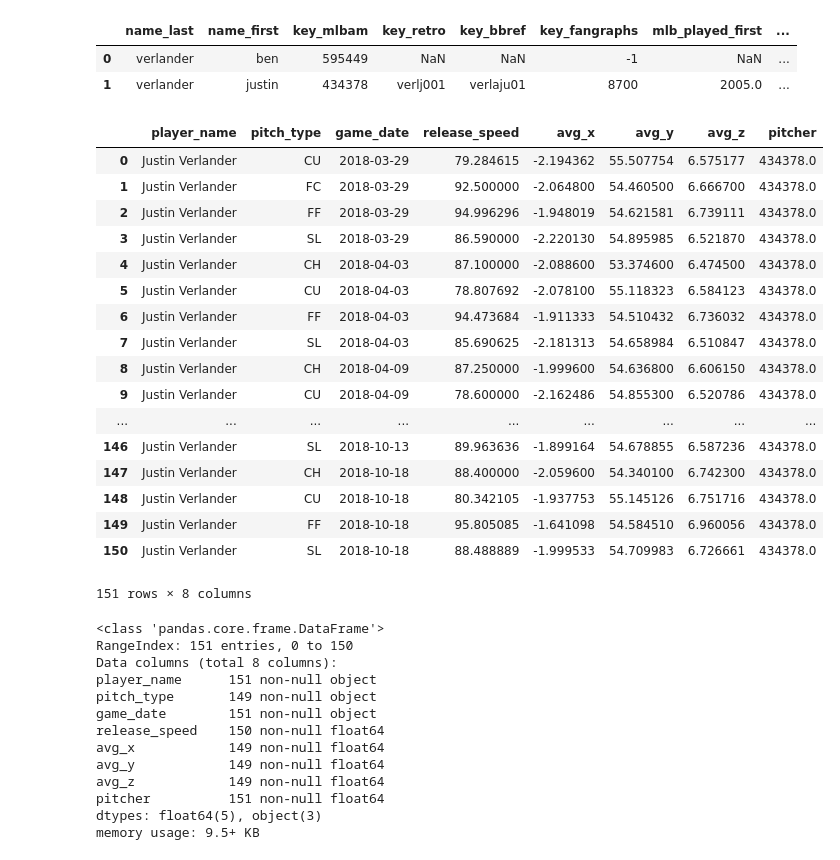
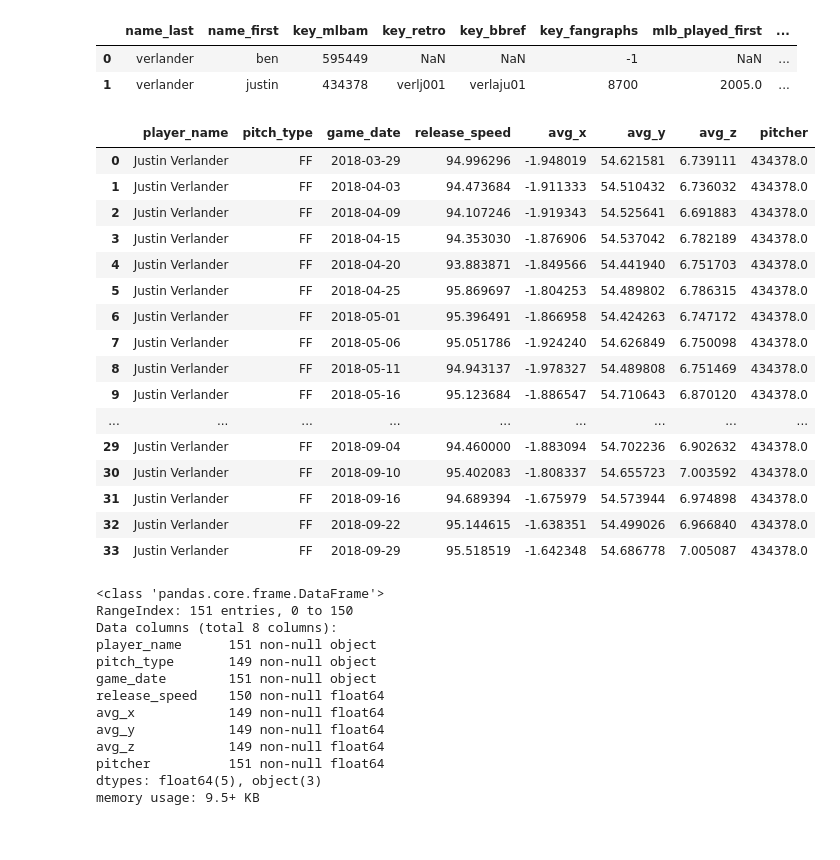
Before and after one commit to t-phill/mlb_injuries, a Jupyter notebook: notebooks/explore.ipynb, the cells around one changed output. Saved outputs shown, nothing was run; the diff lists cells and outputs as text; code cells hidden in the pictures.

```diff
--- a/notebooks/explore.ipynb
+++ b/notebooks/explore.ipynb
@@ -15,7 +15,7 @@ cur = conn.cursor()
 # %%
 test = psql.read_sql('''
 SELECT player_name, pitch_type, game_date, AVG(release_speed) as release_speed, AVG(release_pos_x) as avg_x, AVG(release_pos_y) as avg_y, AVG(release_pos_z) as avg_z, pitcher FROM pitches
-WHERE pitcher = 434378
+WHERE pitcher = 434378 AND pitch_type = 'FF'
 GROUP BY pitch_type, game_date, pitcher, player_name
 ORDER BY game_date
 ''', conn)
@@ -28,26 +28,26 @@ Gathering player lookup table. This may take a moment.
 | 1 | verlander | justin | 434378 | verlj001 | verlaju01 | 8700 | 2005.0 | ... |
 # %%
 pd.set_option('display.max_columns', 500)
+test = test[test['game_date'] < '2018-10-05']
 test
 # %% [output]
 |  | player_name | pitch_type | game_date | release_speed | avg_x | avg_y | avg_z | pitcher |
-| 0 | Justin Verlander | CU | 2018-03-29 | 79.284615 | -2.194362 | 55.507754 | 6.575177 | 434378.0 |
-| 1 | Justin Verlander | FC | 2018-03-29 | 92.500000 | -2.064800 | 54.460500 | 6.666700 | 434378.0 |
-| 2 | Justin Verlander | FF | 2018-03-29 | 94.996296 | -1.948019 | 54.621581 | 6.739111 | 434378.0 |
-| 3 | Justin Verlander | SL | 2018-03-29 | 86.590000 | -2.220130 | 54.895985 | 6.521870 | 434378.0 |
-| 4 | Justin Verlander | CH | 2018-04-03 | 87.100000 | -2.088600 | 53.374600 | 6.474500 | 434378.0 |
-| 5 | Justin Verlander | CU | 2018-04-03 | 78.807692 | -2.078100 | 55.118323 | 6.584123 | 434378.0 |
-| 6 | Justin Verlander | FF | 2018-04-03 | 94.473684 | -1.911333 | 54.510432 | 6.736032 | 434378.0 |
-| 7 | Justin Verlander | SL | 2018-04-03 | 85.690625 | -2.181313 | 54.658984 | 6.510847 | 434378.0 |
-| 8 | Justin Verlander | CH | 2018-04-09 | 87.250000 | -1.999600 | 54.636800 | 6.606150 | 434378.0 |
-| 9 | Justin Verlander | CU | 2018-04-09 | 78.600000 | -2.162486 | 54.855300 | 6.520786 | 434378.0 |
+| 0 | Justin Verlander | FF | 2018-03-29 | 94.996296 | -1.948019 | 54.621581 | 6.739111 | 434378.0 |
+| 1 | Justin Verlander | FF | 2018-04-03 | 94.473684 | -1.911333 | 54.510432 | 6.736032 | 434378.0 |
+| 2 | Justin Verlander | FF | 2018-04-09 | 94.107246 | -1.919343 | 54.525641 | 6.691883 | 434378.0 |
+| 3 | Justin Verlander | FF | 2018-04-15 | 94.353030 | -1.876906 | 54.537042 | 6.782189 | 434378.0 |
+| 4 | Justin Verlander | FF | 2018-04-20 | 93.883871 | -1.849566 | 54.441940 | 6.751703 | 434378.0 |
+| 5 | Justin Verlander | FF | 2018-04-25 | 95.869697 | -1.804253 | 54.489802 | 6.786315 | 434378.0 |
+| 6 | Justin Verlander | FF | 2018-05-01 | 95.396491 | -1.866958 | 54.424263 | 6.747172 | 434378.0 |
+| 7 | Justin Verlander | FF | 2018-05-06 | 95.051786 | -1.924240 | 54.626849 | 6.750098 | 434378.0 |
+| 8 | Justin Verlander | FF | 2018-05-11 | 94.943137 | -1.978327 | 54.489808 | 6.751469 | 434378.0 |
+| 9 | Justin Verlander | FF | 2018-05-16 | 95.123684 | -1.886547 | 54.710643 | 6.870120 | 434378.0 |
 | ... | ... | ... | ... | ... | ... | ... | ... | ... |
-| 146 | Justin Verlander | SL | 2018-10-13 | 89.963636 | -1.899164 | 54.678855 | 6.587236 | 434378.0 |
-| 147 | Justin Verlander | CH | 2018-10-18 | 88.400000 | -2.059600 | 54.340100 | 6.742300 | 434378.0 |
-| 148 | Justin Verlander | CU | 2018-10-18 | 80.342105 | -1.937753 | 55.145126 | 6.751716 | 434378.0 |
-| 149 | Justin Verlander | FF | 2018-10-18 | 95.805085 | -1.641098 | 54.584510 | 6.960056 | 434378.0 |
-| 150 | Justin Verlander | SL | 2018-10-18 | 88.488889 | -1.999533 | 54.709983 | 6.726661 | 434378.0 |
+| 29 | Justin Verlander | FF | 2018-09-04 | 94.460000 | -1.883094 | 54.702236 | 6.902632 | 434378.0 |
+| 30 | Justin Verlander | FF | 2018-09-10 | 95.402083 | -1.808337 | 54.655723 | 7.003592 | 434378.0 |
+| 31 | Justin Verlander | FF | 2018-09-16 | 94.689394 | -1.675979 | 54.573944 | 6.974898 | 434378.0 |
+| 32 | Justin Verlander | FF | 2018-09-22 | 95.144615 | -1.638351 | 54.499026 | 6.966840 | 434378.0 |
+| 33 | Justin Verlander | FF | 2018-09-29 | 95.518519 | -1.642348 | 54.686778 | 7.005087 | 434378.0 |
-151 rows × 8 columns
 # %%
 test.info()
 # %% [output]
```
